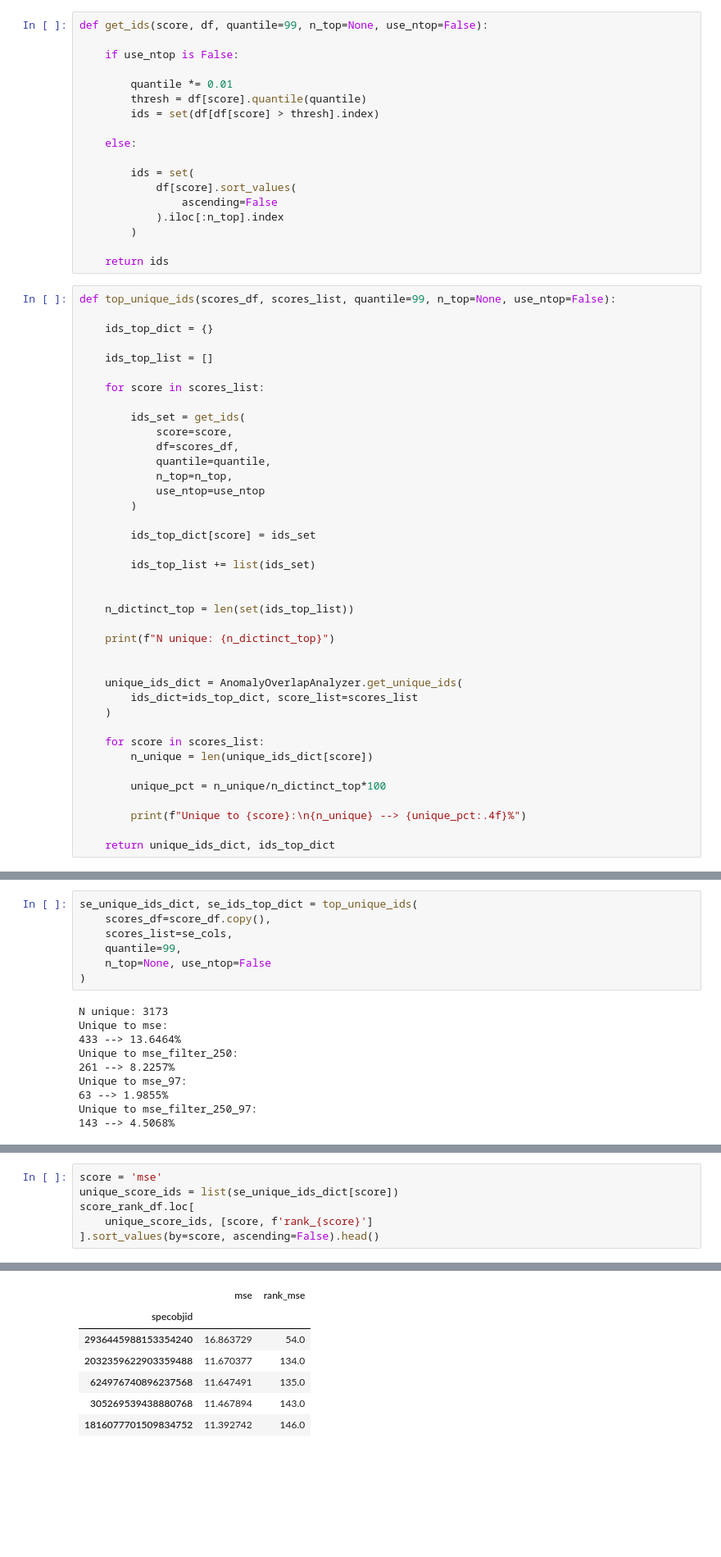
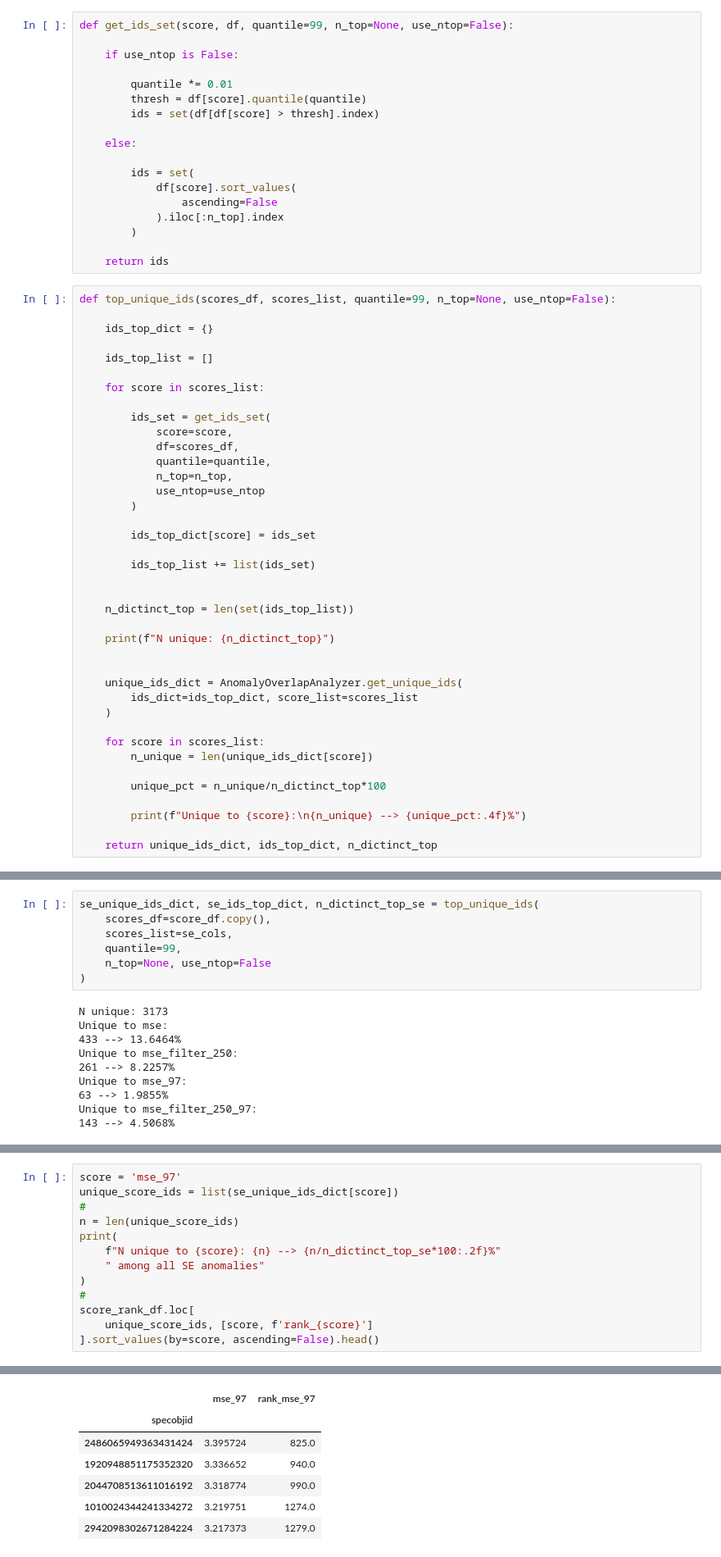
Before and after one commit to ed-ortizm/anomaly, a Jupyter notebook: thesis/residual_based_scores/bin_03/02_overlap_divergence_anomalies_bin3.ipynb, the cells around one changed output, grey strips where cells are left out. Shown at 82% size. Cells and saved outputs as stored; diff of their text form; blank space fills up the shorter version.

```diff
--- a/thesis/residual_based_scores/bin_03/02_overlap_divergence_anomalies_bin3.ipynb
+++ b/thesis/residual_based_scores/bin_03/02_overlap_divergence_anomalies_bin3.ipynb
@@ -73,7 +97,7 @@ rse_family = [
 # %% [markdown]
 ## IDs top anomalies
 # %%
-def get_ids(score, df, quantile=99, n_top=None, use_ntop=False):
+def get_ids_set(score, df, quantile=99, n_top=None, use_ntop=False):
 
     if use_ntop is False:
 
@@ -99,7 +123,7 @@ def top_unique_ids(scores_df, scores_list, quantile=99, n_top=None, use_ntop=Fal
 
     for score in scores_list:
 
-        ids_set = get_ids(
+        ids_set = get_ids_set(
             score=score,
             df=scores_df,
             quantile=quantile,
@@ -128,7 +152,7 @@ def top_unique_ids(scores_df, scores_list, quantile=99, n_top=None, use_ntop=Fal
 
         print(f"Unique to {score}:\n{n_unique} --> {unique_pct:.4f}%")
 
-    return unique_ids_dict, ids_top_dict
+    return unique_ids_dict, ids_top_dict, n_dictinct_top
 # %%
 def top_common_ids(scores_df, scores_list, quantile=99, n_top=None, use_ntop=False):
 
@@ -349,7 +325,7 @@ n_top_1
 # %% [markdown]
 ## SE family
 # %%
-se_unique_ids_dict, se_ids_top_dict = top_unique_ids(
+se_unique_ids_dict, se_ids_top_dict, n_dictinct_top_se = top_unique_ids(
     scores_df=score_df.copy(),
     scores_list=se_cols,
     quantile=99,
@@ -368,6 +369,13 @@ Unique to mse_filter_250_97:
 # %%
-score = 'mse'
+score = 'mse_97'
 unique_score_ids = list(se_unique_ids_dict[score])
+#
+n = len(unique_score_ids)
+print(
+    f"N unique to {score}: {n} --> {n/n_dictinct_top_se*100:.2f}%"
+    " among all SE anomalies"
+)
+#
 score_rank_df.loc[
     unique_score_ids, [score, f'rank_{score}']
 ].sort_values(by=score, ascending=False).head()
@@ -375,10 +384,10 @@ score_rank_df.loc[
-|  | mse | rank_mse |
+|  | mse_97 | rank_mse_97 |
 | specobjid |  |  |
-| 2936445988153354240 | 16.863729 | 54.0 |
-| 2032359622903359488 | 11.670377 | 134.0 |
-| 624976740896237568 | 11.647491 | 135.0 |
-| 305269539438880768 | 11.467894 | 143.0 |
-| 1816077701509834752 | 11.392742 | 146.0 |
+| 2486065949363431424 | 3.395724 | 825.0 |
+| 1920948851175352320 | 3.336652 | 940.0 |
+| 2044708513611016192 | 3.318774 | 990.0 |
+| 1010024344241334272 | 3.219751 | 1274.0 |
+| 2942098302671284224 | 3.217373 | 1279.0 |
 # %% [markdown]
 ### Figs unique per SE
 # %%
```
Also changed, not shown: parts of 52 cells of this notebook.
